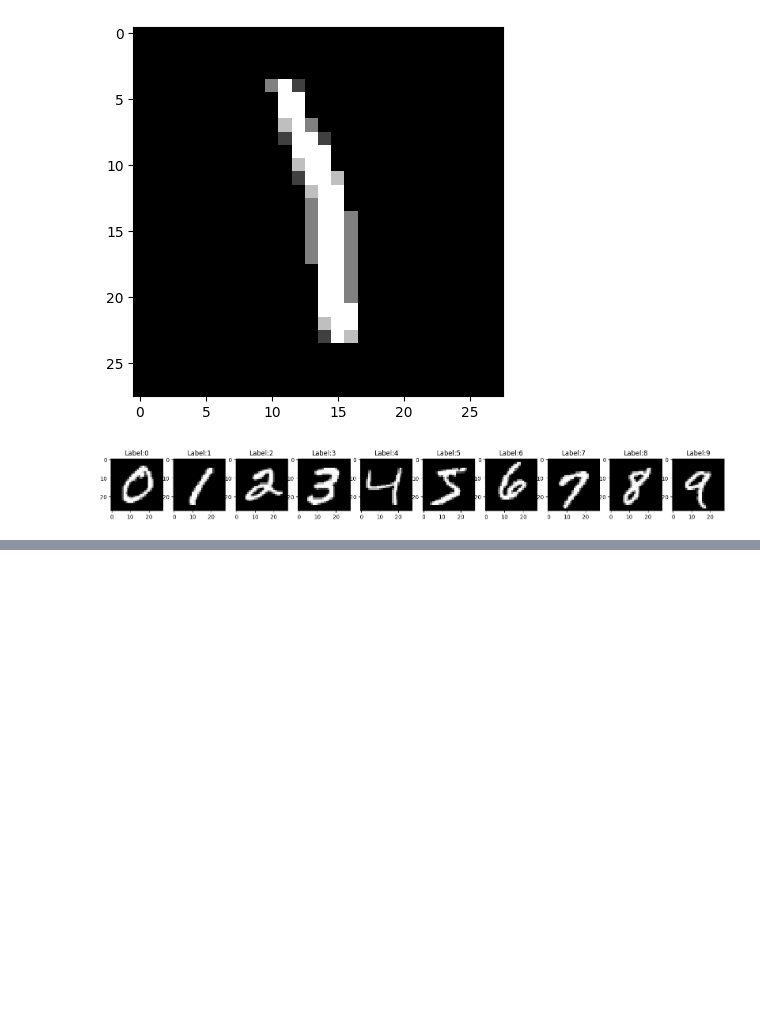
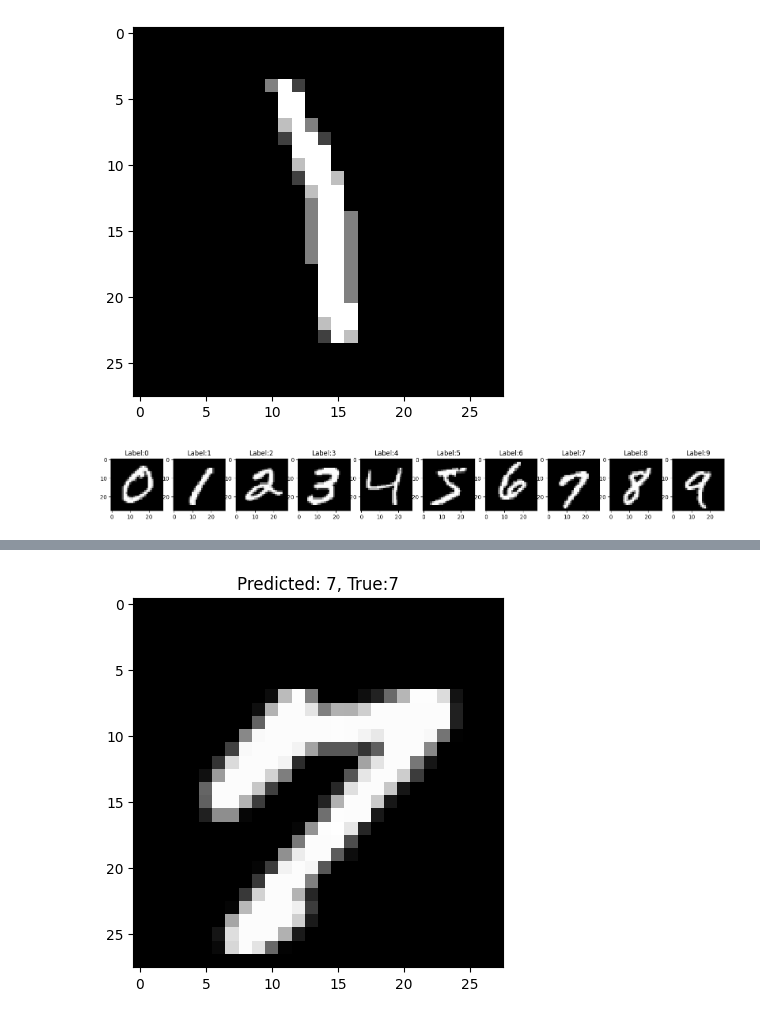
Before and after one commit to AliRizvi433/MNIST_Handwritten_Digit_Classification, a Jupyter notebook: Example_Proj_1.ipynb, the cells around one changed output, grey strips where cells are left out. Drawn from its saved outputs; the diff is of its cells as text; code cells hidden in the pictures; blank space fills up the shorter version.

```diff
--- a/Example_Proj_1.ipynb
+++ b/Example_Proj_1.ipynb
@@ -69,0 +82,4 @@ AttributeError: module 'keras.utils' has no attribute 'np_utils'
+# %%
+# normalize the images
+X_train = X_train/255.0
+X_test = X_test/255.0
@@ -69,0 +90,3 @@ AttributeError: module 'keras.utils' has no attribute 'np_utils'
+# %%
+X_train = X_train.reshape(X_train.shape[0], -1)
+X_test = X_test.reshape(X_test.shape[0], -1)
@@ -69,0 +187,17 @@ AttributeError: module 'keras.utils' has no attribute 'np_utils'
+# %%
+# choose a random sample from all the test data
+random_num = np.random.choice(len(X_test))
+X_sample = X_test[random_num]
+
+# save true label of this sample in a variable
+y_true = np.argmax(y_test, axis=1)
+y_sample_true = y_true[random_num]
+
+# save a predicted label of this sample in a variable
+y_sample_pred_class = y_pred_classes[random_num]
+# %%
+# visualize
+plt.title(f"Predicted: {y_sample_pred_class}, True:{y_sample_true}")
+plt.imshow(X_sample.reshape(28, 28), cmap="gray");
+# %% [output]
+[figure, added]
```
Also changed, not shown: parts of 9 cells of this notebook.
